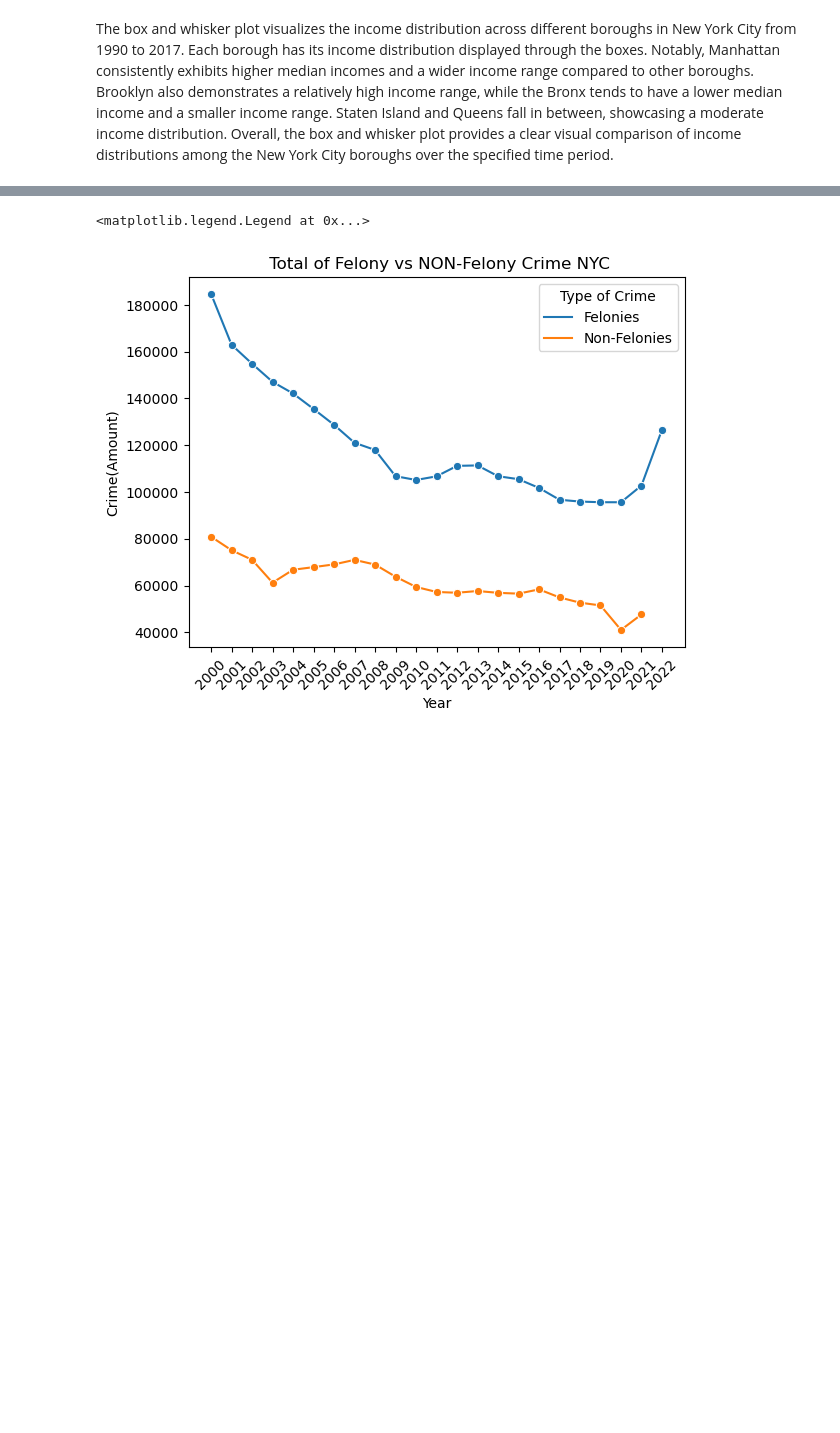
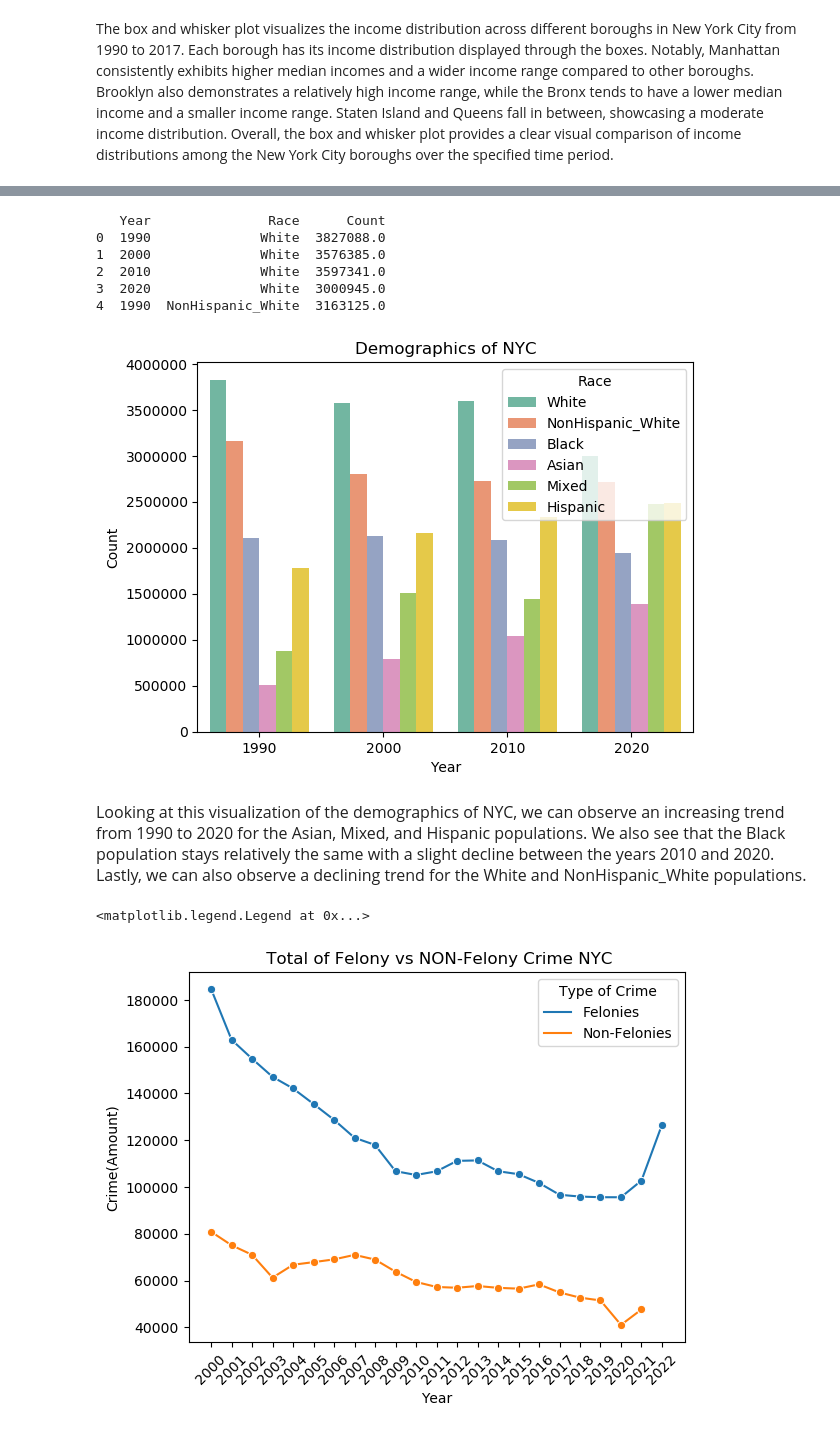
Before and after one commit to anikasparkle22/Info2950_final, a Jupyter notebook: Info 2950 Final.ipynb, the cells around one changed output, grey strips where cells are left out. Drawn from its saved outputs; the diff is of its cells as text; code cells hidden in the pictures; blank space fills up the shorter version.

```diff
--- a/Info 2950 Final.ipynb
+++ b/Info 2950 Final.ipynb
@@ -210,3 +212,5 @@ print(merged_df)
 # %%
-#reading the NYC demographics csv file
-nyc_demographics= pd.read_csv('NYC_demographics.csv', encoding='latin1')
+#reading the NYC police spending csv file
+police_spending = pd.read_csv('NYPD_Spending.csv')
+nypd_spending= police_spending.rename(columns={'Fiscal Year': 'Year'})
+nypd_spending.head()
@@ -483,3 +473,24 @@ The heatmap visualizes income changes across different boroughs in New York City
+# %%
+#melting the Demographic dataframe and adding a column titled "Race" so that I can make a barplot that is colored by race
+melted_nyc_demographic= pd.melt(nyc_demographics_clean, id_vars= 'Year', var_name= 'Race', value_name='Count')
+print(melted_nyc_demographic.head())
+
+#visualizing data with a barplot
+sns.barplot(data= melted_nyc_demographic, x= 'Year', y='Count', hue='Race', palette= "Set2")
+plt.title("Demographics of NYC")
+plt.xlabel("Year")
+plt.ylabel("Count")
+plt.legend(title="Race", loc='upper right');
+# %% [output]
+   Year               Race      Count
+0  1990              White  3827088.0
+1  2000              White  3576385.0
+2  2010              White  3597341.0
+3  2020              White  3000945.0
+4  1990  NonHispanic_White  3163125.0
+[figure, added]
+# %% [markdown]
+<p style="font-size: 16px">Looking at this visualization of the demographics of NYC, we can observe an increasing trend from 1990 to 2020 for the Asian, Mixed, and Hispanic populations. We also see that the Black population stays relatively the same with a slight decline between the years 2010 and 2020. Lastly, we can also observe a declining trend for the White and NonHispanic_White populations.</p>
 # %%
 #VISUALIZING TOTAL CRIME WITH VIOLENT AND N0N VIOLENT CRIME
 # Calculate totals for felonies
```
Also changed, not shown: parts of 26 cells of this notebook.
